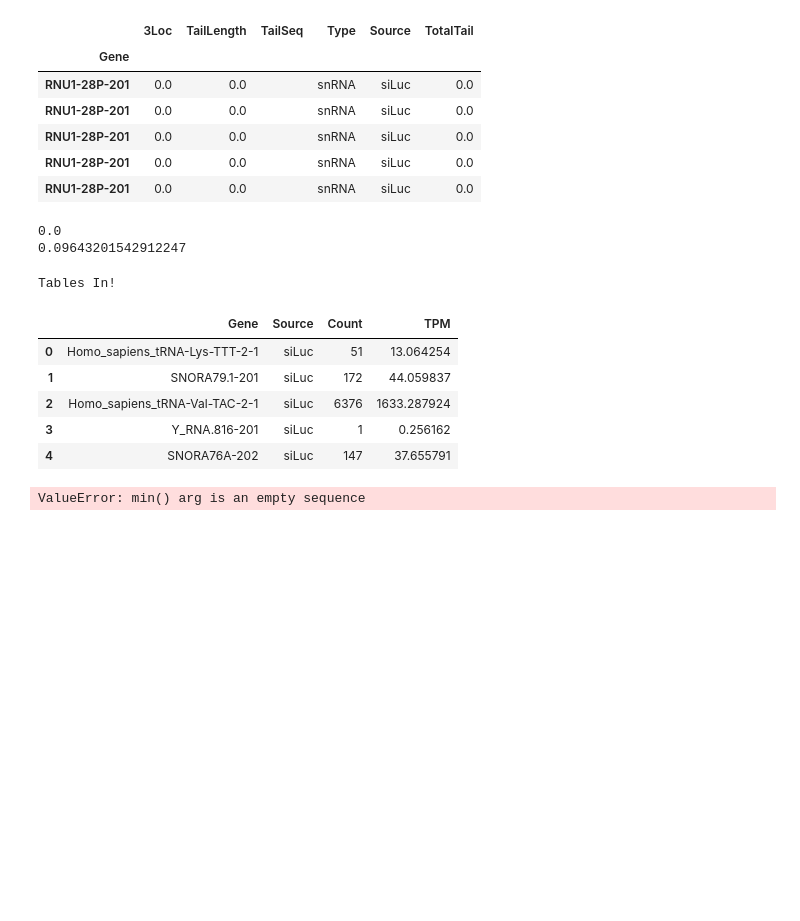
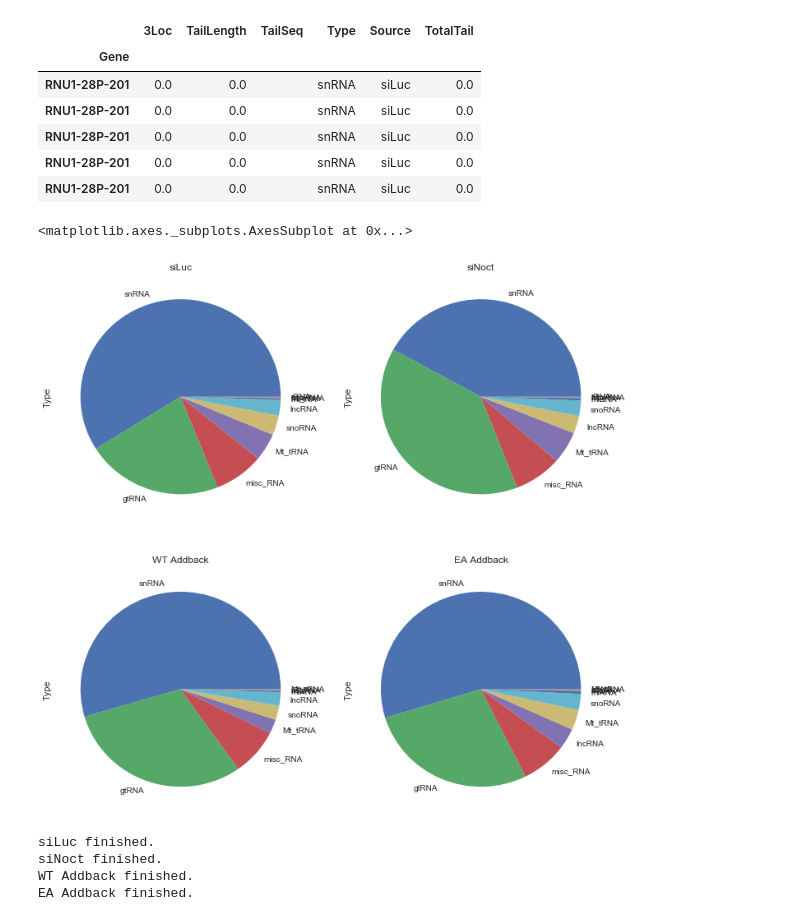
Before and after one commit to TimNicholsonShaw/AnOThER-Seq, a Jupyter notebook: notebooks/nocturnin.ipynb, the cells around one changed output. Cells and saved outputs as stored; diff of their text form; code cells hidden in the pictures; blank space fills up the shorter version.

```diff
--- a/notebooks/nocturnin.ipynb
+++ b/notebooks/nocturnin.ipynb
@@ -91,6 +92,21 @@ Filtered: 779416
 | RNU1-28P-201 | 0.0 | 0.0 |  | snRNA | siLuc | 0.0 |
 | RNU1-28P-201 | 0.0 | 0.0 |  | snRNA | siLuc | 0.0 |
 | RNU1-28P-201 | 0.0 | 0.0 |  | snRNA | siLuc | 0.0 |
+# %%
+#Find a better way to represent this data
+f, axarr = plt.subplots(2,2, figsize=(12,12), )
+axarr[0,0].set_title("siLuc")
+axarr[0,1].set_title("siNoct")
+axarr[1,0].set_title("WT Addback")
+axarr[1,1].set_title("EA Addback")
+
+filtControl['Type'].value_counts().plot(kind='pie',ax=axarr[0,0])
+filtKD['Type'].value_counts().plot(kind='pie',ax=axarr[0,1])
+filtWT['Type'].value_counts().plot(kind='pie', ax=axarr[1,0])
+filtEA['Type'].value_counts().plot(kind='pie',ax=axarr[1,1])
+# %% [output]
+<matplotlib.axes._subplots.AxesSubplot at 0x...>
+[figure, added]
 # %%
 def TPMmaker(df, source, totalReads):
     df = df.set_index('Gene')
@@ -98,15 +114,13 @@ def TPMmaker(df, source, totalReads):
     names = set(df.index)
     out = []
     # 'Gene', 'Source', 'Count', 'TPM'
-    i = 0
     for name in names:
-        if i%100 ==0: print(i/len(names))
-        i+=1
         out.append([name,
-                    df.loc[[name]]['Type'],
                     source,
+                    df.loc[[name]]['Type'].values[0],
                     len(df.loc[[name]]),
                     len(df.loc[[name]])/(totalReads/1000000)])
+    print(source + " finished.")
     return pd.DataFrame(out, columns = ["Gene",'Type','Source','Count','TPM'])
 
 TPM = pd.concat([TPMmaker(filtControl,"siLuc",len(control)),
@@ -114,35 +128,15 @@ TPM = pd.concat([TPMmaker(filtControl,"siLuc",len(control)),
            TPMmaker(filtWT,"WT Addback",len(WTaddback)),
            TPMmaker(filtEA, "EA Addback", len(EAaddback))],
           ignore_index=True)
+
+TPM.to_csv('TPM.csv')
 # %% [output]
-0.0
-0.09643201542912247
+siLuc finished.
+siNoct finished.
+WT Addback finished.
+EA Addback finished.
 # %%
-# Save things as CSV so I don't have to calcuate TPM every time
-TPM.to_csv('TPM.csv')
-combo.to_csv('combo.csv')
-print('CSVs made Brah')
-
+# Can read in from saved CSVs
 TPM = pd.read_csv('TPM.csv',index_col=0)
 combo = pd.read_csv('combo.csv',index_col=0)
-TPM.head()
-# %% [output]
-Tables In!
-|  | Gene | Source | Count | TPM |
-| 0 | Homo_sapiens_tRNA-Lys-TTT-2-1 | siLuc | 51 | 13.064254 |
-| 1 | SNORA79.1-201 | siLuc | 172 | 44.059837 |
-| 2 | Homo_sapiens_tRNA-Val-TAC-2-1 | siLuc | 6376 | 1633.287924 |
-| 3 | Y_RNA.816-201 | siLuc | 1 | 0.256162 |
-| 4 | SNORA76A-202 | siLuc | 147 | 37.655791 |
-# %%
-temp = TPM
-temp = temp[temp['Gene'].str.contains("Mt_tRNA")]
-x = ["A","B","C","D"]
-sns.barplot(x="Gene",y="TPM",data=temp.reset_index(),hue="Source")
-plt.xticks(rotation=-90)
-
-
-temp.head()
-# %% [output]
-ValueError: min() arg is an empty sequence
 # %%
```
Also changed, not shown: parts of 5 cells of this notebook.
